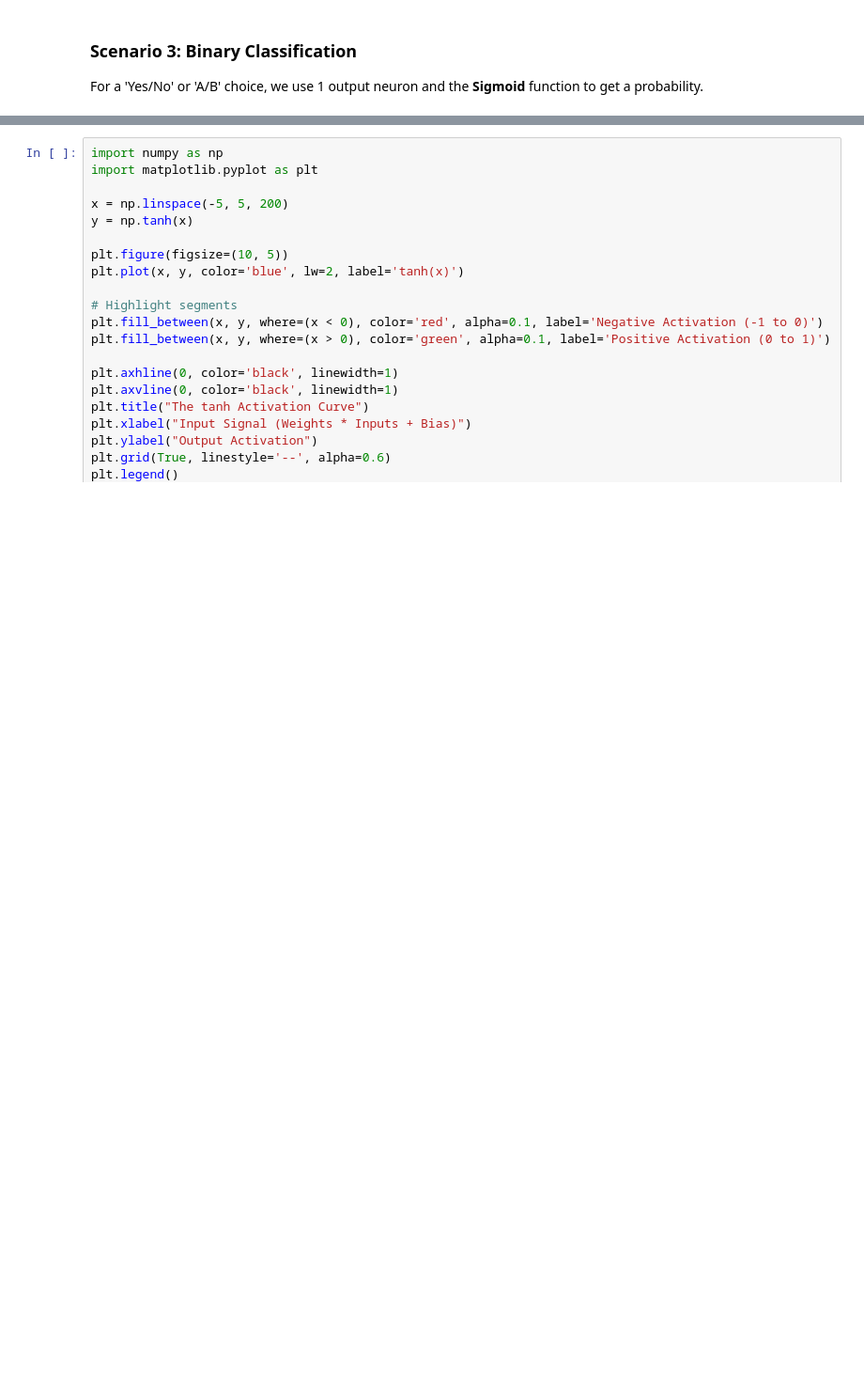
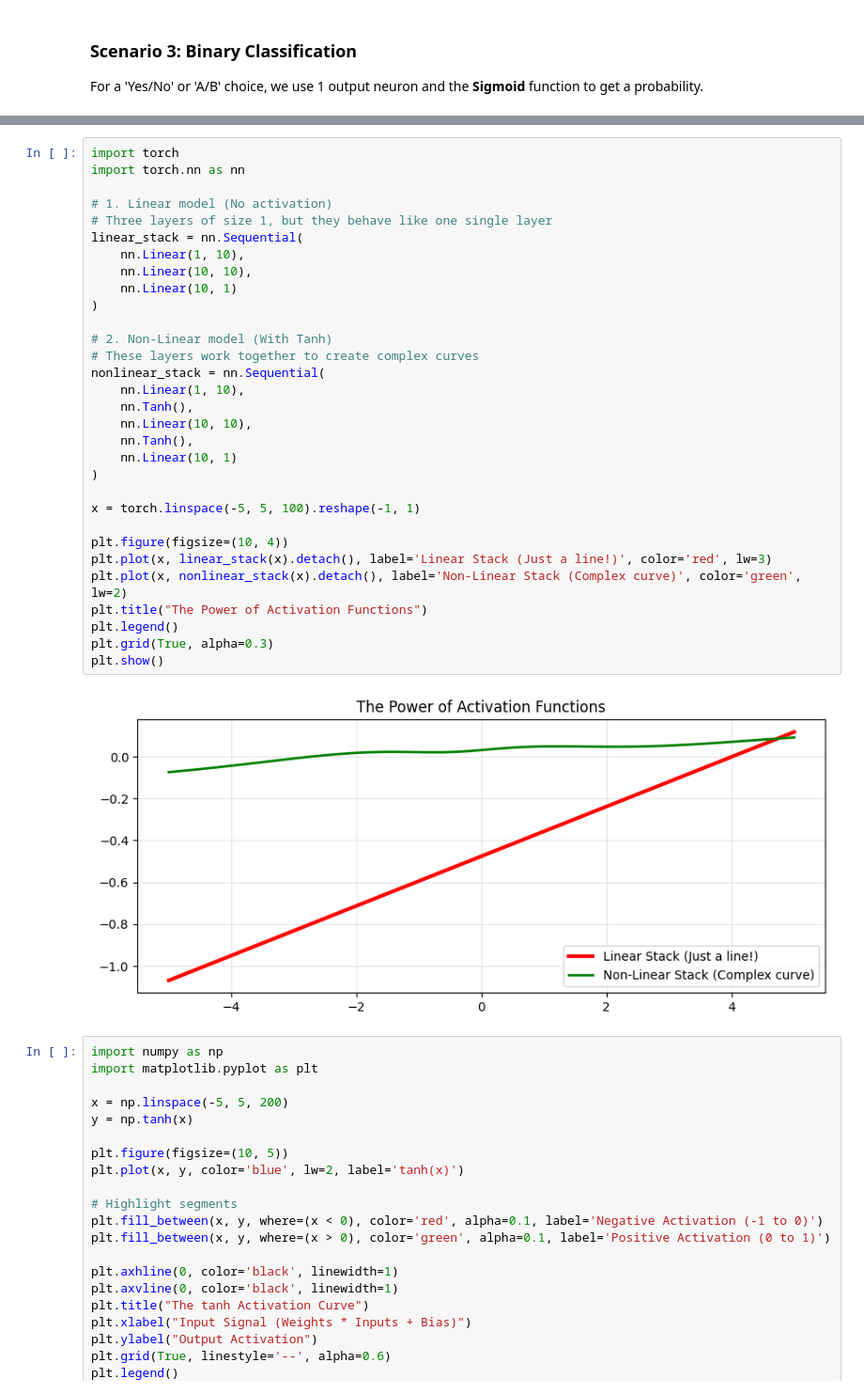
Before and after one commit to PradipBanik/Build_2026, a Jupyter notebook: Andrew_Karaoathy_summary.ipynb, the cells around one changed output, grey strips where cells are left out. Shown at 94% size. Saved outputs shown, nothing was run; the diff lists cells and outputs as text; blank space fills up the shorter version.

```diff
--- a/Andrew_Karaoathy_summary.ipynb
+++ b/Andrew_Karaoathy_summary.ipynb
@@ -1074,3 +1081,36 @@ For a 'Yes/No' or 'A/B' choice, we use 1 output neuron and the **Sigmoid** funct
+# %%
+import torch
+import torch.nn as nn
+
+# 1. Linear model (No activation)
+# Three layers of size 1, but they behave like one single layer
+linear_stack = nn.Sequential(
+    nn.Linear(1, 10),
+    nn.Linear(10, 10),
+    nn.Linear(10, 1)
+)
+
+# 2. Non-Linear model (With Tanh)
+# These layers work together to create complex curves
+nonlinear_stack = nn.Sequential(
+    nn.Linear(1, 10),
+    nn.Tanh(),
+    nn.Linear(10, 10),
+    nn.Tanh(),
+    nn.Linear(10, 1)
+)
+
+x = torch.linspace(-5, 5, 100).reshape(-1, 1)
+
+plt.figure(figsize=(10, 4))
+plt.plot(x, linear_stack(x).detach(), label='Linear Stack (Just a line!)', color='red', lw=3)
+plt.plot(x, nonlinear_stack(x).detach(), label='Non-Linear Stack (Complex curve)', color='green', lw=2)
+plt.title("The Power of Activation Functions")
+plt.legend()
+plt.grid(True, alpha=0.3)
+plt.show()
+# %% [output]
+[figure, added]
 # %%
 import numpy as np
 import matplotlib.pyplot as plt
```
Also changed, not shown: parts of 8 cells of this notebook.
